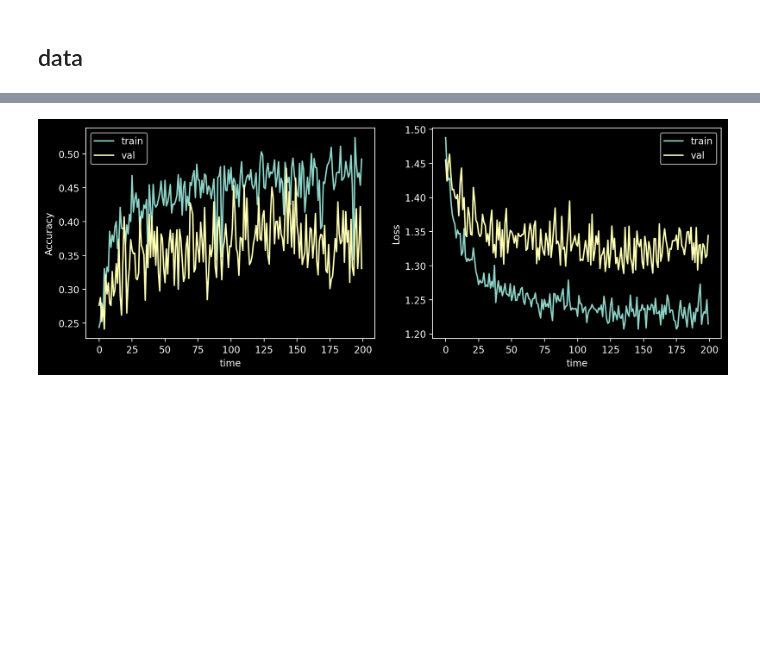
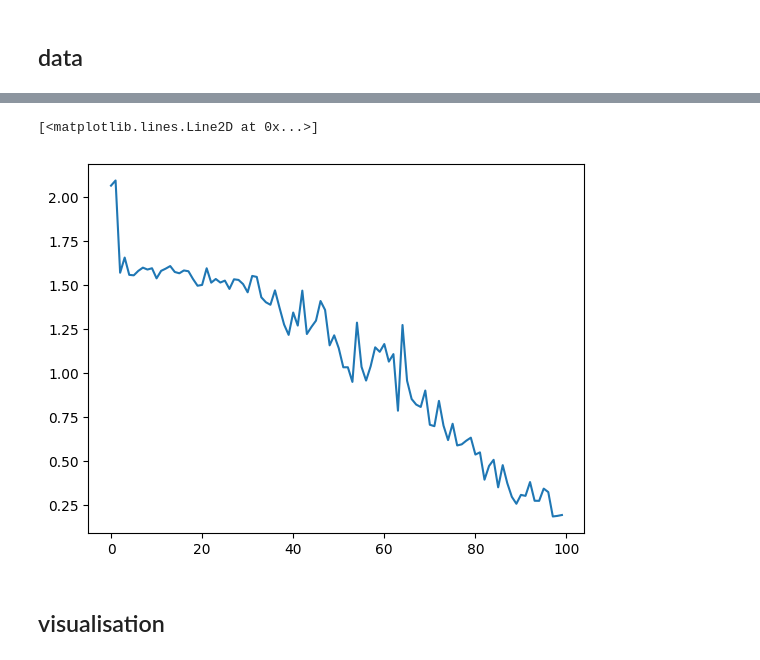
Before and after one commit to syrkis/arkhitekt, a Jupyter notebook: notebook.ipynb, the cells around one changed output, grey strips where cells are left out. Drawn from its saved outputs; the diff is of its cells as text; code cells hidden in the pictures; blank space fills up the shorter version.

```diff
--- a/notebook.ipynb
+++ b/notebook.ipynb
@@ -52,6 +56,6 @@ def get_batches(X, Y, batch_size=64):
         for i in range(0, len(X), batch_size):
             yield X[i:i+batch_size], Y[i:i+batch_size]
 # %%
-rng = onp.random.RandomState(0)
+rng = jax.random.PRNGKey(0)
 X, Y = load_image_data(rng)
 # %%
@@ -127,31 +74,0 @@ def evaluate(params, train_batches, val_batches):
-# %%
-params = init_mlp([image_size*image_size*3, 300, 300, n_classes], rng)
-metrics_lst = []
-pbar = tqdm(range(2000))
-for i in pbar:
-    x, y = next(train_batches)
-    y_hat = predict_mlp(params, x)
-    loss = loss_fn(params, x, y)
-    grads = grad_fn(params, x, y)
-    params = update(params, grads, x, y)
-    if i % 50 == 0:
-        metrics = evaluate(params, train_batches, val_batches)
-        metrics_lst.append(metrics)
-        pbar.set_description(f"train acc: {metrics[0]:.3f}, val acc: {metrics[1]:.3f}, train loss: {metrics[2]:.3f}, val loss: {metrics[3]:.3f}")
-# %%
-# black background
-fig, ax = plt.subplots(1, 2, figsize=(12, 4), dpi=200)
-plt.style.use('dark_background')
-ax[0].plot([m[0] for m in metrics_lst], label='train')
-ax[0].plot([m[1] for m in metrics_lst], label='val')
-ax[0].set_xlabel('time')
-ax[0].set_ylabel('Accuracy')
-ax[0].legend()
-ax[1].plot([m[2] for m in metrics_lst], label='train')
-ax[1].plot([m[3] for m in metrics_lst], label='val')
-ax[1].set_xlabel('time')
-ax[1].set_ylabel('Loss')
-ax[1].legend()
-plt.show()
-# %% [output]
-[figure, removed]
@@ -157,0 +113,16 @@ plt.show()
+# %%
+steps = 100
+losses = []
+pbar = tqdm(range(steps))
+for step in pbar:
+    x, y = next(train_batches)
+    params, state = update(params, state, (x, y))
+    losses.append(loss_fn(params, (x, y)))
+    pbar.set_description(f'loss: {losses[-1]:.4f}')
+# %%
+plt.plot(losses)
+# %% [output]
+[<matplotlib.lines.Line2D at 0x...>]
+[figure, added]
+# %% [markdown]
+## visualisation
```
Also changed, not shown: parts of 11 cells of this notebook, 2 other files.
